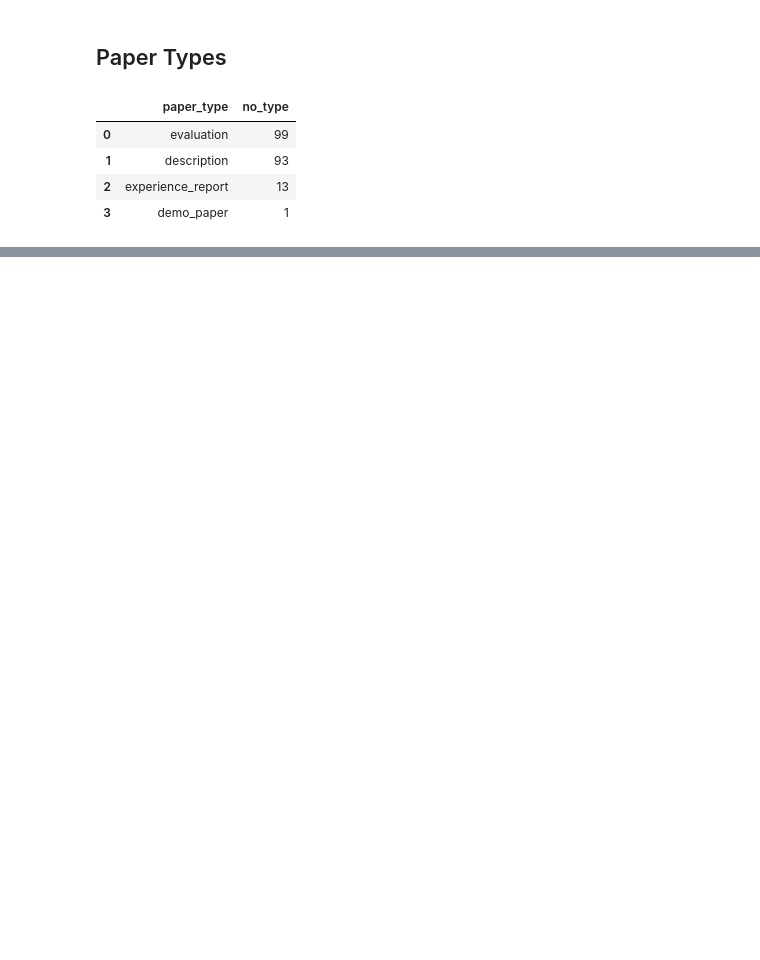
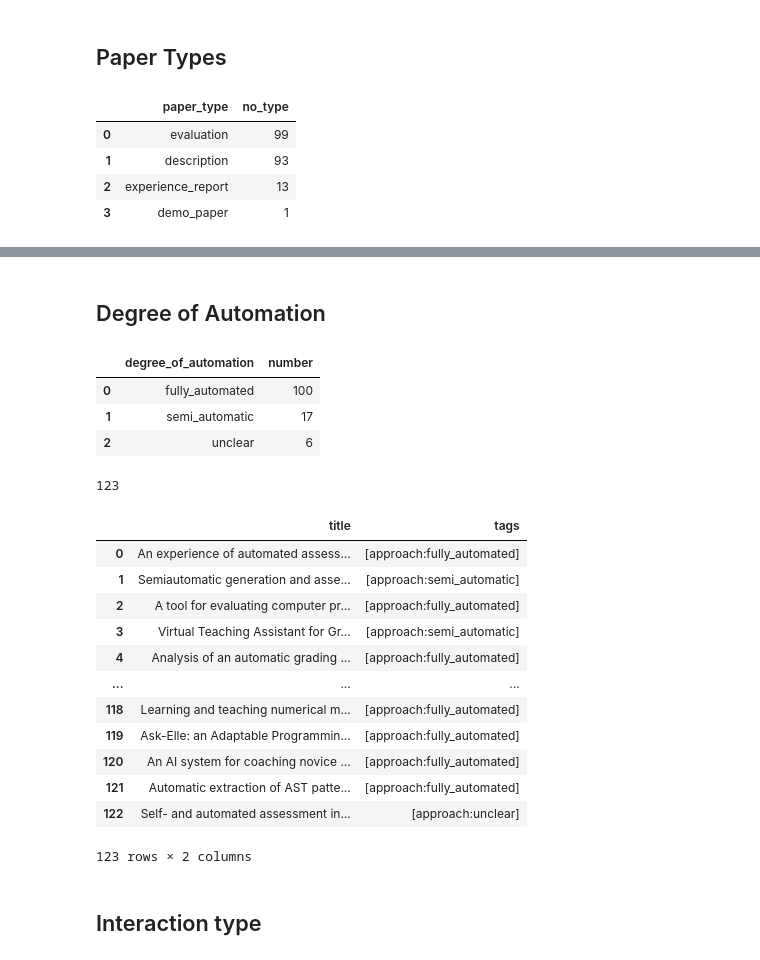
Before and after one commit to m-messer/Automated-Assessment-SLR-Data-Processing, a Jupyter notebook: analysis.ipynb, the cells around one changed output, grey strips where cells are left out. Saved outputs shown, nothing was run; the diff lists cells and outputs as text; code cells hidden in the pictures; blank space fills up the shorter version.

```diff
--- a/analysis.ipynb
+++ b/analysis.ipynb
@@ -53,0 +58,33 @@ plt.savefig('plots/paper_types.png')
+# %% [markdown]
+## Degree of Automation
+# %%
+auto = pd.Series([tag[9:] for tags in df.tags for tag in tags if tag.startswith('approach')]).value_counts().reset_index()
+auto.columns = ["degree_of_automation", 'number']
+auto.head()
+# %% [output]
+|  | degree_of_automation | number |
+| 0 | fully_automated | 100 |
+| 1 | semi_automatic | 17 |
+| 2 | unclear | 6 |
+# %%
+auto.number.sum()
+# %% [output]
+123
+# %%
+pd.concat([df.title, df.tags.apply(lambda labels: [label for label in labels if 'approach' in label])], axis=1)
+# %% [output]
+|  | title | tags |
+| 0 | An experience of automated assess... | [approach:fully_automated] |
+| 1 | Semiautomatic generation and asse... | [approach:semi_automatic] |
+| 2 | A tool for evaluating computer pr... | [approach:fully_automated] |
+| 3 | Virtual Teaching Assistant for Gr... | [approach:semi_automatic] |
+| 4 | Analysis of an automatic grading ... | [approach:fully_automated] |
+| ... | ... | ... |
+| 118 | Learning and teaching numerical m... | [approach:fully_automated] |
+| 119 | Ask-Elle: an Adaptable Programmin... | [approach:fully_automated] |
+| 120 | An AI system for coaching novice ... | [approach:fully_automated] |
+| 121 | Automatic extraction of AST patte... | [approach:fully_automated] |
+| 122 | Self- and automated assessment in... | [approach:unclear] |
+123 rows × 2 columns
+# %% [markdown]
+## Interaction type
```
Also changed, not shown: parts of 4 cells of this notebook, 5 other files.
